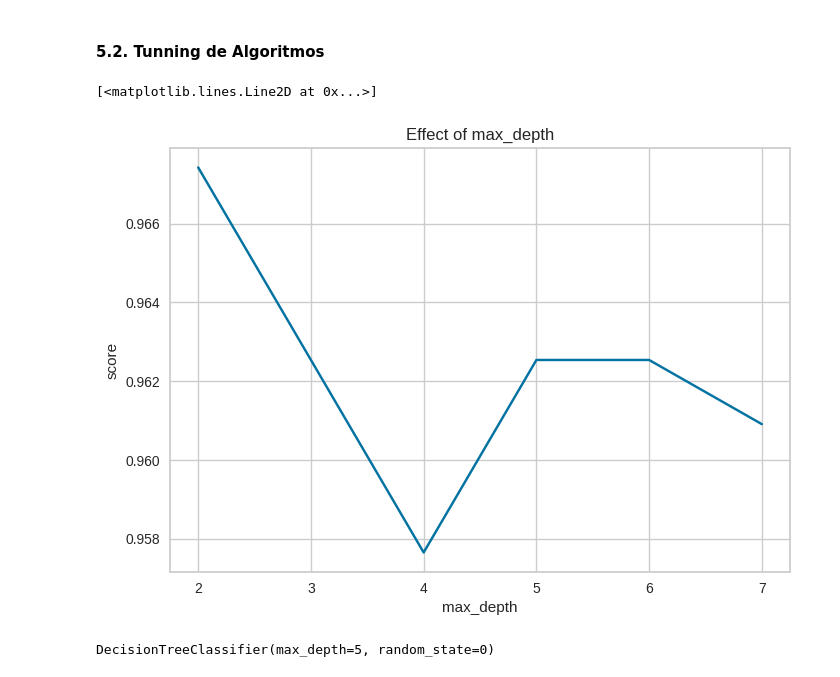
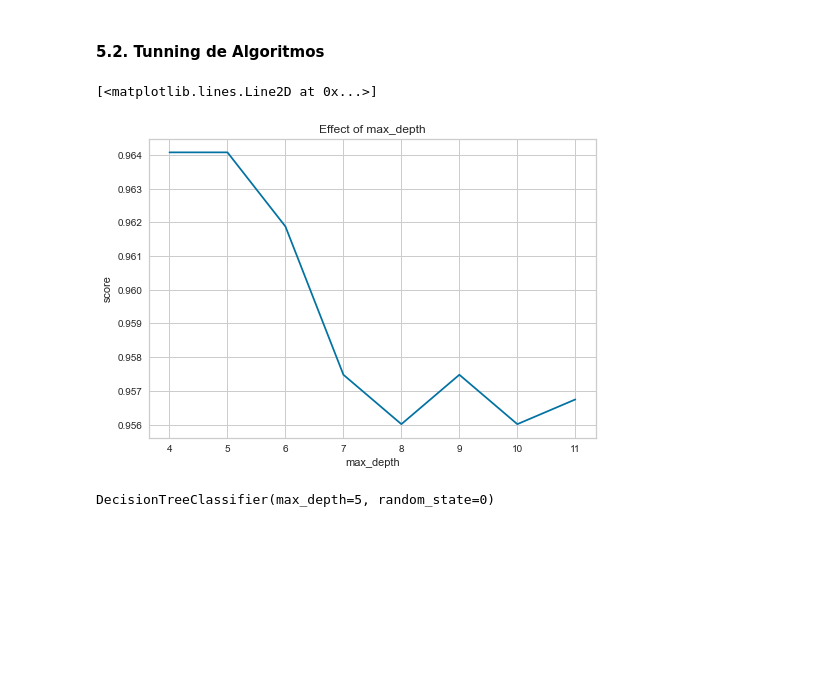
Before and after one commit to Project-ML-PUCP/BankruptcyTaiwan, a Jupyter notebook: 03. Codigo/03.1. Modeling - DT.ipynb, the cells around one changed output. Saved outputs shown, nothing was run; the diff lists cells and outputs as text; code cells hidden in the pictures; blank space fills up the shorter version.

```diff
--- a/03. Codigo/03.1. Modeling - DT.ipynb
+++ b/03. Codigo/03.1. Modeling - DT.ipynb
@@ -117,19 +118,19 @@ AttributeError: 'DecisionTreeClassifier' object has no attribute 'binary'
 # %%
 from sklearn.model_selection import GridSearchCV
 # %%
-max_depths = np.arange(2, 8, 1)
+max_depths = np.arange(4, 12, 1)
 scores = []
 for n in max_depths:
     model.set_params(max_depth=n)
-    model.fit(x_train, y_train)
-    scores.append(model.score(x_test, y_test))
+    model.fit(X_train, y_train)
+    scores.append(model.score(X_test, y_test))
 plt.title("Effect of max_depth")
 plt.xlabel("max_depth")
 plt.ylabel("score")
 plt.plot(max_depths, scores)
 # %% [output]
 [<matplotlib.lines.Line2D at 0x...>]
-[figure, old version]
+[figure, new version]
 # %%
 ##Se observa una mejora en Max_depth = 5 y 6
 #Entrenamos el árbol de clasificación
```
Also changed, not shown: parts of 7 cells of this notebook.
